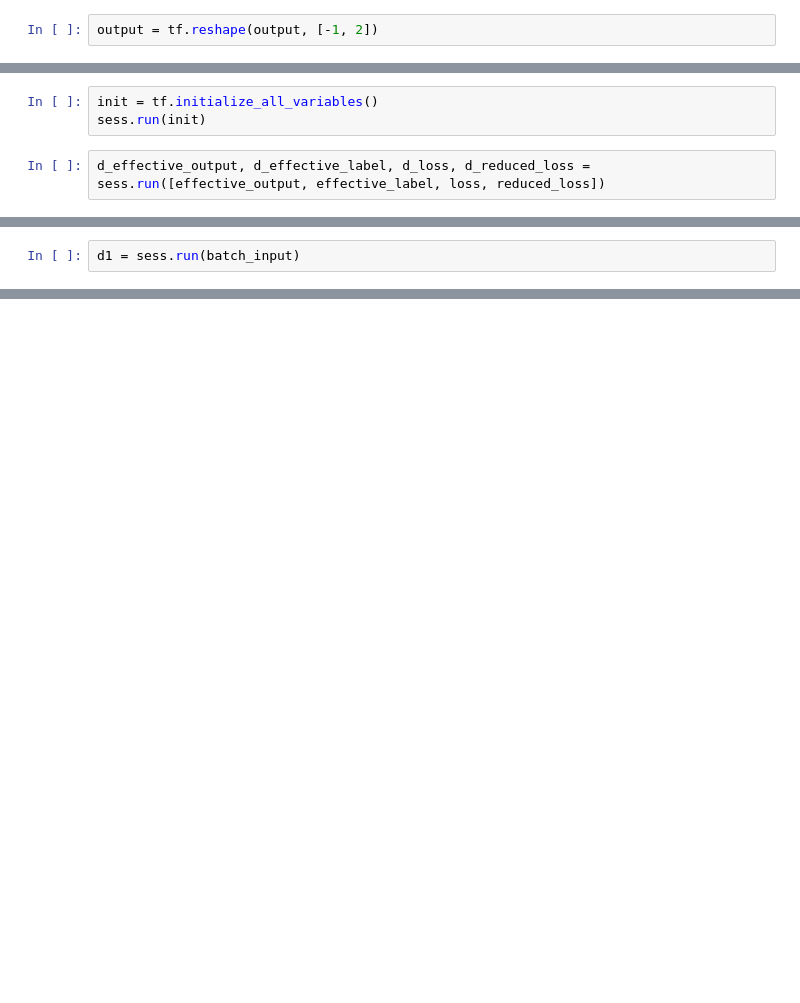
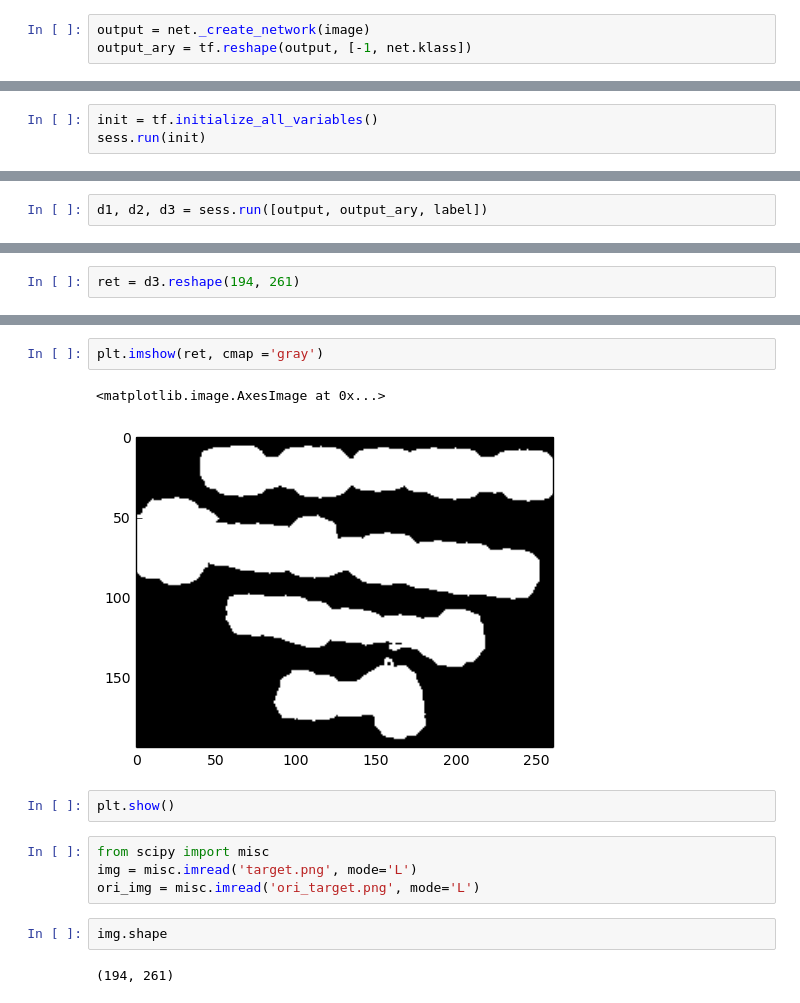
Before and after one commit to BuddyRobots/segmentation, a Jupyter notebook: test_input.py.ipynb, the cells around one changed output, grey strips where cells are left out. Drawn from its saved outputs; the diff is of its cells as text; blank space fills up the shorter version.

Commit message:
atrous network works!

```diff
--- a/test_input.py.ipynb
+++ b/test_input.py.ipynb
@@ -48,2 +46,3 @@ effective_label = tf.boolean_mask(label, label_indicator)
 # %%
-output = tf.reshape(output, [-1, 2])
+output = net._create_network(image)
+output_ary = tf.reshape(output, [-1, net.klass])
@@ -66,5 +49,3 @@ reduced_loss = tf.reduce_mean(loss)
 # %%
 init = tf.initialize_all_variables()
 sess.run(init)
-# %%
-d_effective_output, d_effective_label, d_loss, d_reduced_loss = sess.run([effective_output, effective_label, loss, reduced_loss])
@@ -75,2 +52,2 @@ d_reduced_loss
 # %%
-d1 = sess.run(batch_input)
+d1, d2, d3 = sess.run([output, output_ary, label])
@@ -108,0 +58,2 @@ TensorShape([Dimension(None)])
+# %%
+ret = d3.reshape(194, 261)
@@ -108,0 +75,15 @@ TensorShape([Dimension(None)])
+# %%
+plt.imshow(ret, cmap ='gray')
+# %% [output]
+<matplotlib.image.AxesImage at 0x...>
+[figure, added]
+# %%
+plt.show()
+# %%
+from scipy import misc
+img = misc.imread('target.png', mode='L')
+ori_img = misc.imread('ori_target.png', mode='L')
+# %%
+img.shape
+# %% [output]
+(194, 261)
```
Also changed, not shown: parts of 37 cells of this notebook, 5 other files.
